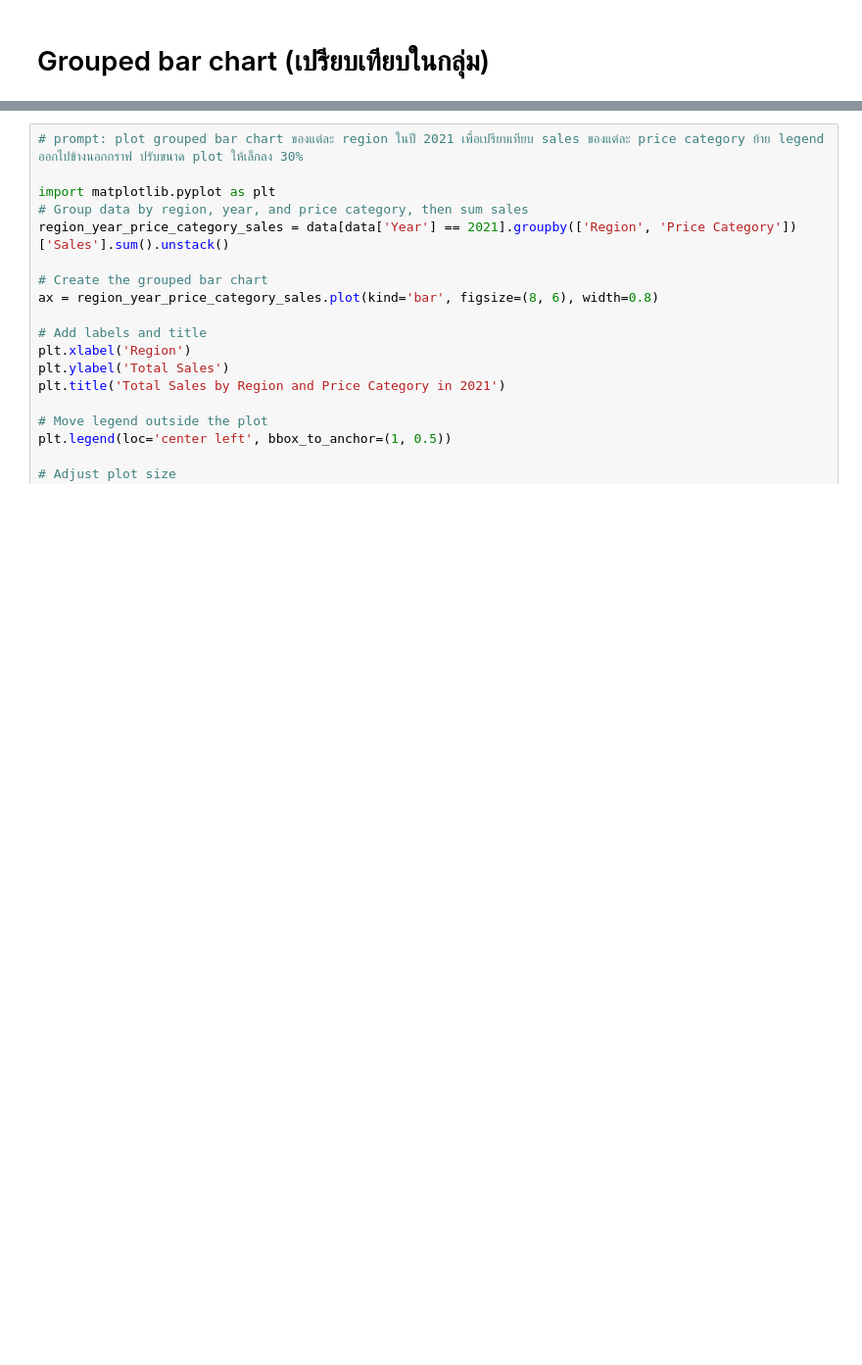
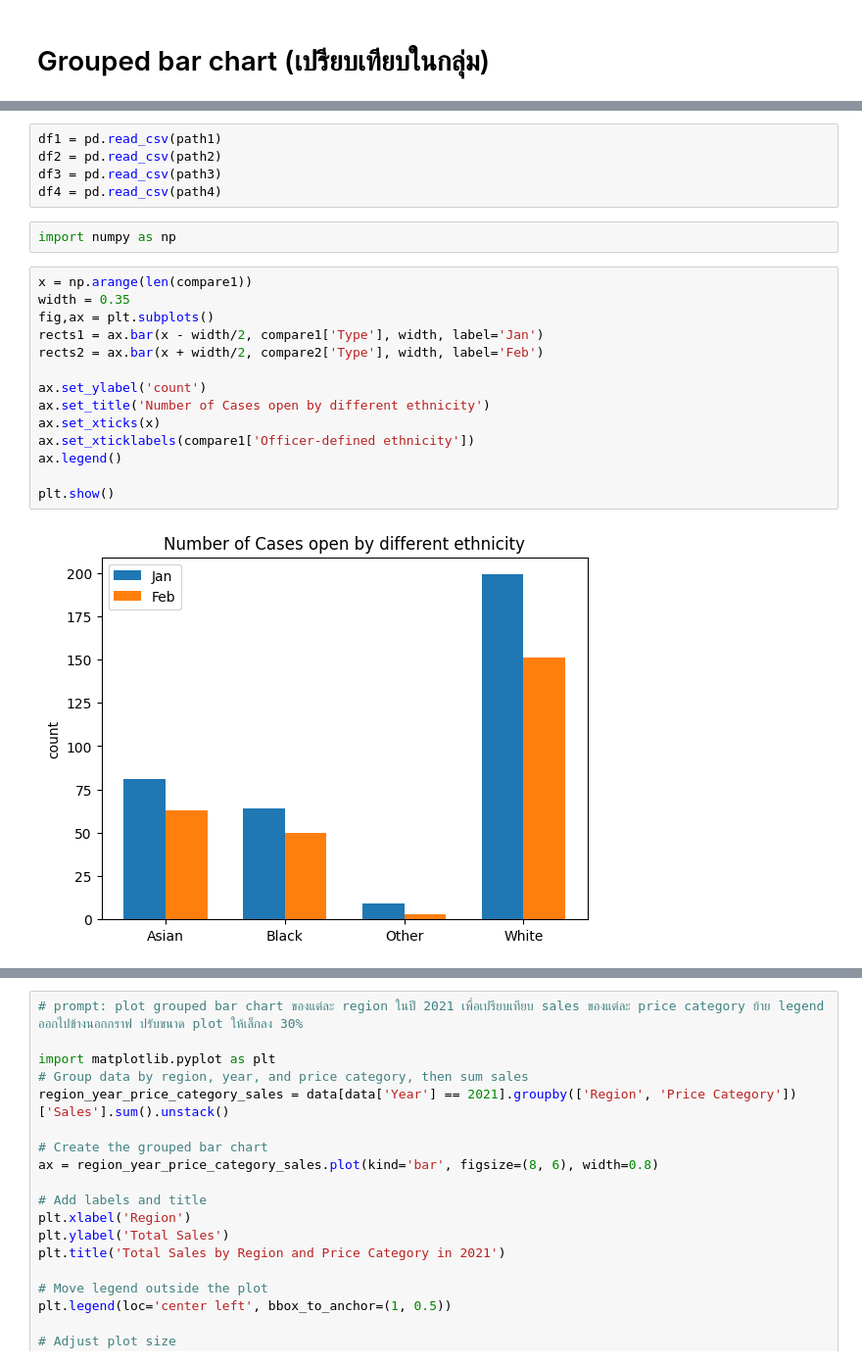
Before and after one commit to znumunz/dataviz2025, a Jupyter notebook: Copy_of_Visualize_Data_Comparison_2025.ipynb, the cells around one changed output, grey strips where cells are left out. Shown at 98% size. Drawn from its saved outputs; the diff is of its cells as text; blank space fills up the shorter version.

```diff
--- a/Copy_of_Visualize_Data_Comparison_2025.ipynb
+++ b/Copy_of_Visualize_Data_Comparison_2025.ipynb
@@ -426,0 +432,23 @@ plt.show()
+# %%
+df1 = pd.read_csv(path1)
+df2 = pd.read_csv(path2)
+df3 = pd.read_csv(path3)
+df4 = pd.read_csv(path4)
+# %%
+import numpy as np
+# %%
+x = np.arange(len(compare1))
+width = 0.35
+fig,ax = plt.subplots()
+rects1 = ax.bar(x - width/2, compare1['Type'], width, label='Jan')
+rects2 = ax.bar(x + width/2, compare2['Type'], width, label='Feb')
+
+ax.set_ylabel('count')
+ax.set_title('Number of Cases open by different ethnicity')
+ax.set_xticks(x)
+ax.set_xticklabels(compare1['Officer-defined ethnicity'])
+ax.legend()
+
+plt.show()
+# %% [output]
+[figure, added]
```
Also changed, not shown: parts of 5 cells of this notebook.
